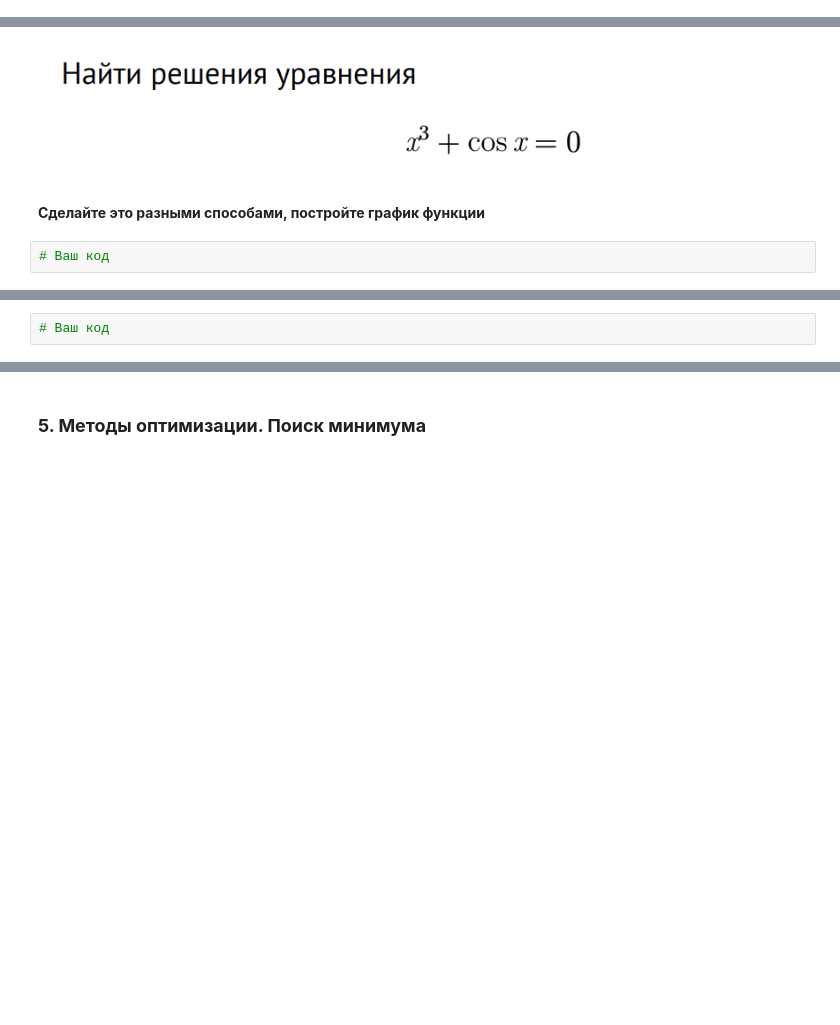
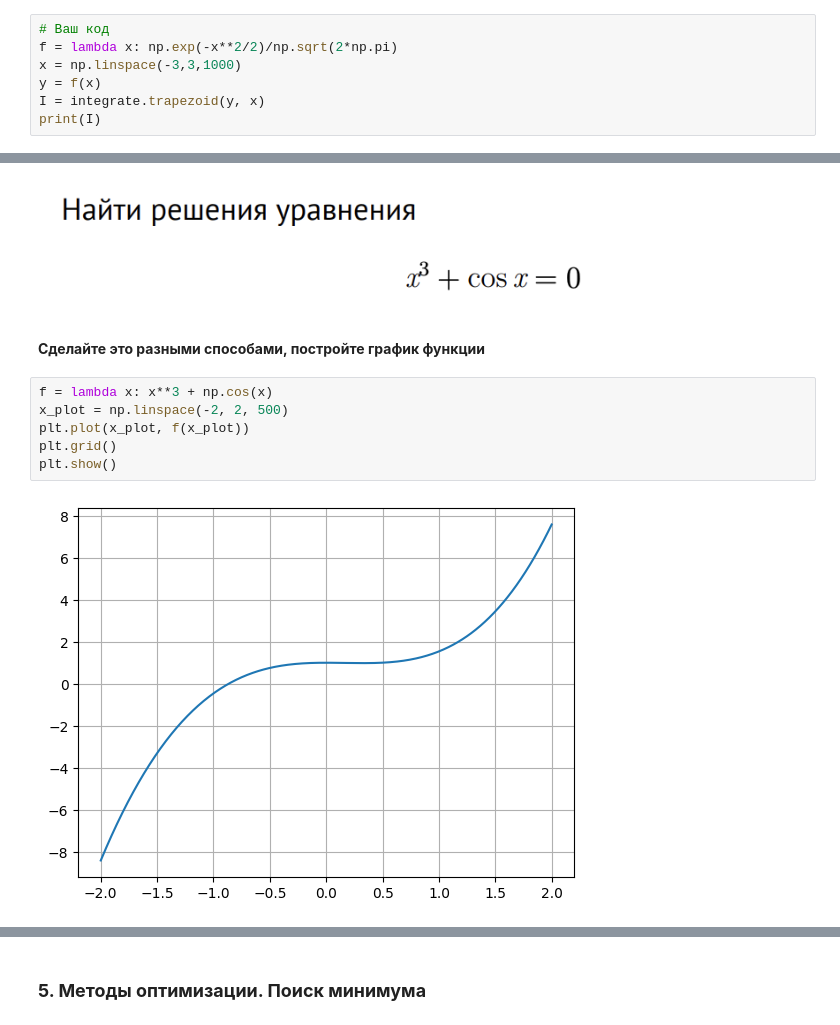
Before and after one commit to ArtemDubov/Sistemi_compyuternoy_matematiki, a Jupyter notebook: 4. Библиотека SciPy/Практическая_работа_№4_Библиотека_SciPy_Часть_№1.ipynb, the cells around one changed output, grey strips where cells are left out. Cells and saved outputs as stored; diff of their text form; blank space fills up the shorter version.

```diff
--- a/4. Библиотека SciPy/Практическая_работа_№4_Библиотека_SciPy_Часть_№1.ipynb
+++ b/4. Библиотека SciPy/Практическая_работа_№4_Библиотека_SciPy_Часть_№1.ipynb
@@ -24,0 +52,7 @@
+# %%
+# Ваш код
+f = lambda x: np.exp(-x**2/2)/np.sqrt(2*np.pi)
+x = np.linspace(-3,3,1000)
+y = f(x)
+I = integrate.trapezoid(y, x)
+print(I)
@@ -28,9 +64,13 @@
 ![image.png](embedded-picture-1)
 # %% [markdown]
 **Сделайте это разными способами, постройте график функции**
-# %%
-# Ваш код
+# %%
+f = lambda x: x**3 + np.cos(x)
+x_plot = np.linspace(-2, 2, 500)
+plt.plot(x_plot, f(x_plot))
+plt.grid()
+plt.show()
+# %% [output]
+[figure, added]
 # %% [markdown]
 ![image.png](embedded-picture-1)
-# %%
-# Ваш код
```
Also changed, not shown: parts of 29 cells of this notebook.
